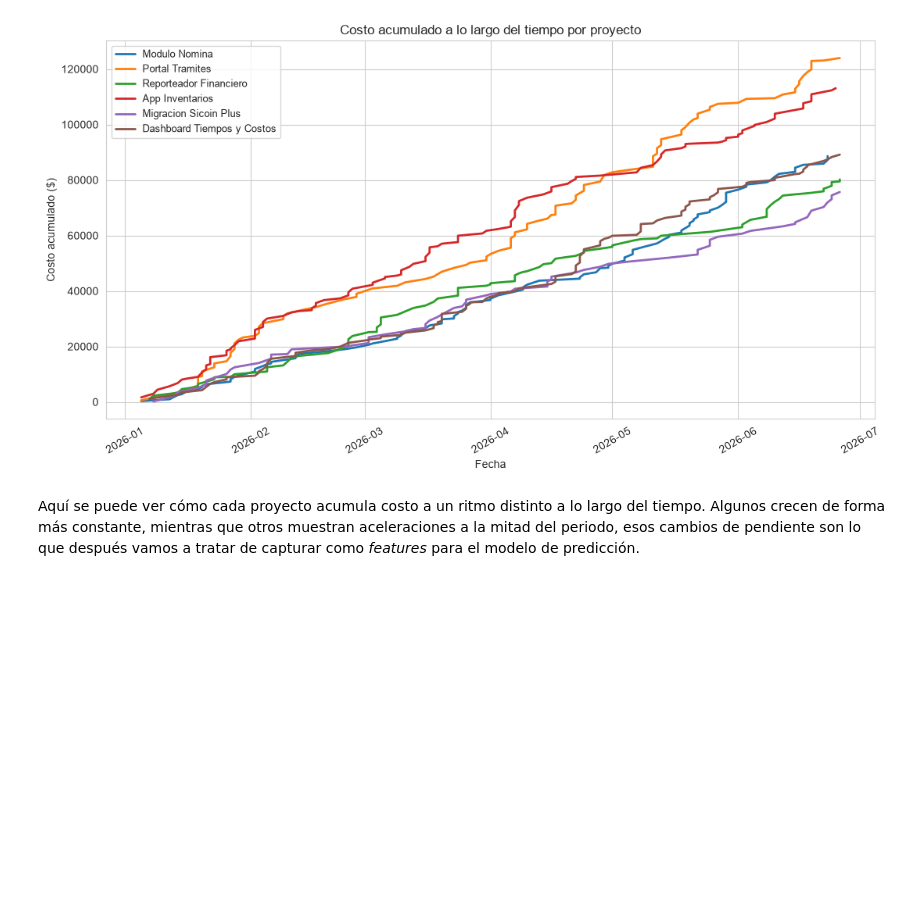
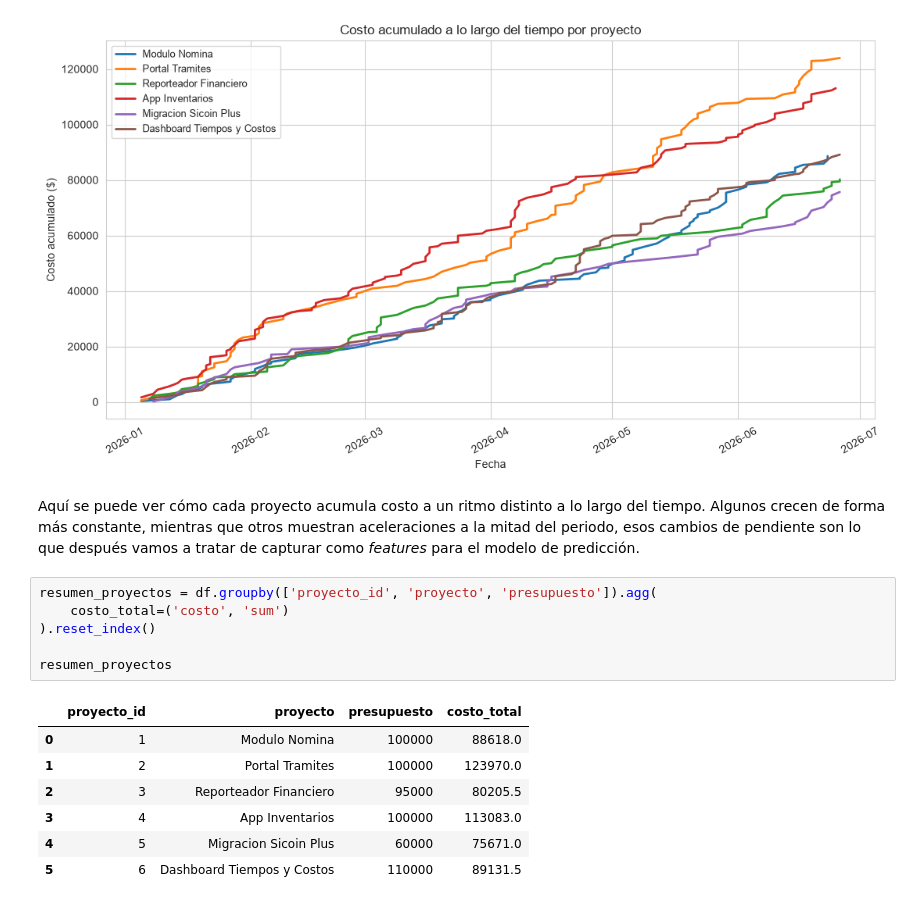
Before and after one commit to NotMyRiceVEVO/Prueba_Mawi, a Jupyter notebook: analisis-datos/EDA_y_Modelo.ipynb, the cells around one changed output. Cells and saved outputs as stored; diff of their text form; blank space fills up the shorter version.

```diff
--- a/analisis-datos/EDA_y_Modelo.ipynb
+++ b/analisis-datos/EDA_y_Modelo.ipynb
@@ -70,3 +70,17 @@ plt.show()
 [figure]
 # %% [markdown]
 Aquí se puede ver cómo cada proyecto acumula costo a un ritmo distinto a lo largo del tiempo. Algunos crecen de forma más constante, mientras que otros muestran aceleraciones a la mitad del periodo, esos cambios de pendiente son lo que después vamos a tratar de capturar como _features_ para el modelo de predicción.
+# %%
+resumen_proyectos = df.groupby(['proyecto_id', 'proyecto', 'presupuesto']).agg(
+    costo_total=('costo', 'sum')
+).reset_index()
+
+resumen_proyectos
+# %% [output]
+|  | proyecto_id | proyecto | presupuesto | costo_total |
+| 0 | 1 | Modulo Nomina | 100000 | 88618.0 |
+| 1 | 2 | Portal Tramites | 100000 | 123970.0 |
+| 2 | 3 | Reporteador Financiero | 95000 | 80205.5 |
+| 3 | 4 | App Inventarios | 100000 | 113083.0 |
+| 4 | 5 | Migracion Sicoin Plus | 60000 | 75671.0 |
+| 5 | 6 | Dashboard Tiempos y Costos | 110000 | 89131.5 |
```
Also changed, not shown: parts of 2 cells of this notebook.
